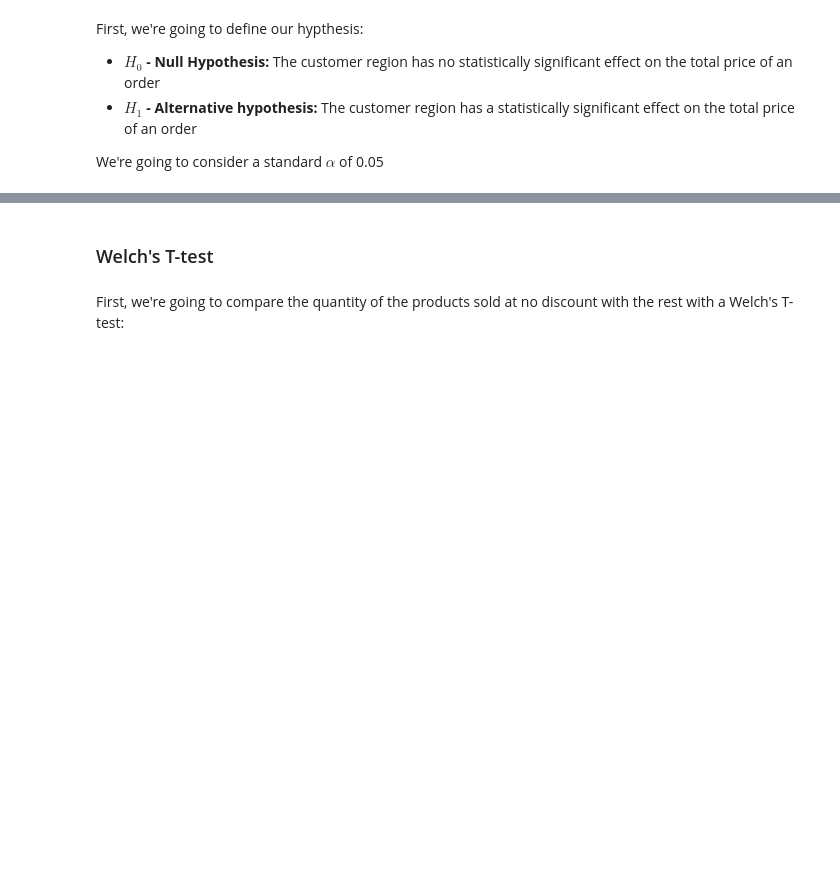
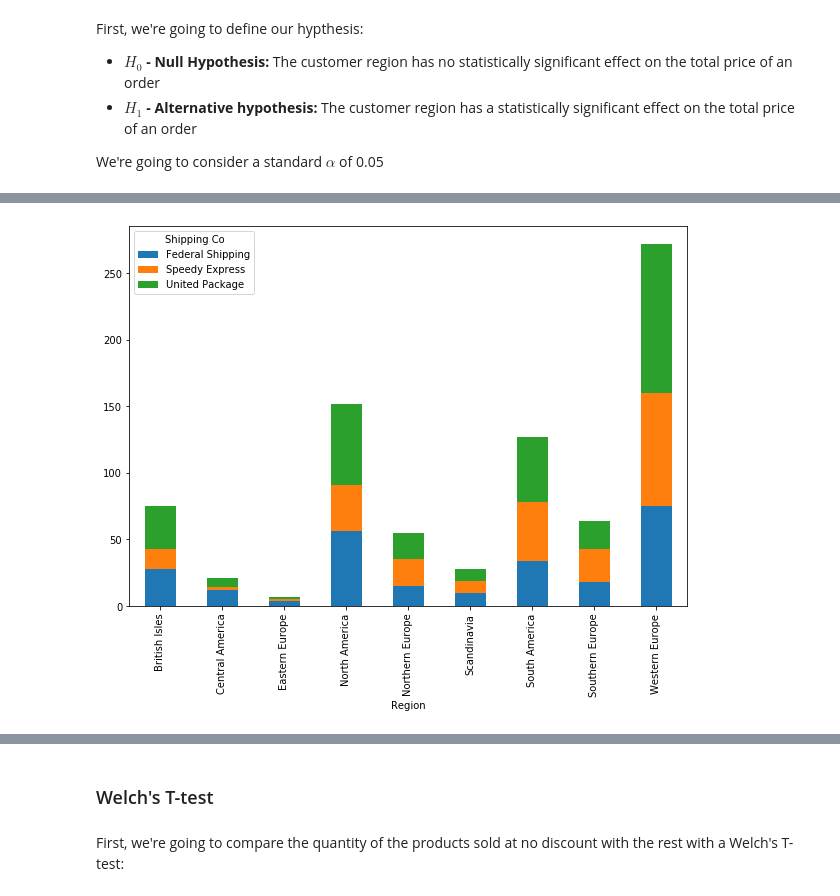
Before and after one commit to bartomolina/dsmod3project, a Jupyter notebook: student.ipynb, the cells around one changed output, grey strips where cells are left out. Drawn from its saved outputs; the diff is of its cells as text; code cells hidden in the pictures; blank space fills up the shorter version.

```diff
--- a/student.ipynb
+++ b/student.ipynb
@@ -209,0 +228,9 @@ Let's load the information from the order details into a dataframe in order to f
+# %%
+df_regions = pd.read_sql_query("""SELECT Region, OrderID, SUM(Quantity) AS Items, Freight/SUM(Quantity) AS 'Freight / Item', SUM(Quantity * UnitPrice * (1 - Discount)) AS Total, Shipper.CompanyName AS 'Shipping Co', Freight
+                                   FROM OrderDetail
+                                   JOIN [Order] ON OrderDetail.OrderID = [Order].ID
+                                   JOIN Customer ON [Order].CustomerID = Customer.ID
+                                   JOIN Shipper ON [Order].ShipVia = Shipper.ID
+                                   GROUP BY OrderID""", conn)
+
+df_regions.head(20)
@@ -209,0 +255,4 @@ Let's load the information from the order details into a dataframe in order to f
+# %%
+# we're going to create a pivot table in order to get some insights on the usage of the different shipping companies per region
+df_regions_pivot = df_regions.pivot_table(index='Region', columns='Shipping Co', values='Total', aggfunc='count')
+df_regions_pivot
@@ -209,0 +271,5 @@ Let's load the information from the order details into a dataframe in order to f
+# %%
+# we'll look at the usage of the different shipping companies across the different regions
+df_regions_pivot.plot.bar(stacked=True, figsize=(10,7));
+# %% [output]
+[figure, added]
```
Also changed, not shown: parts of 14 cells of this notebook.
